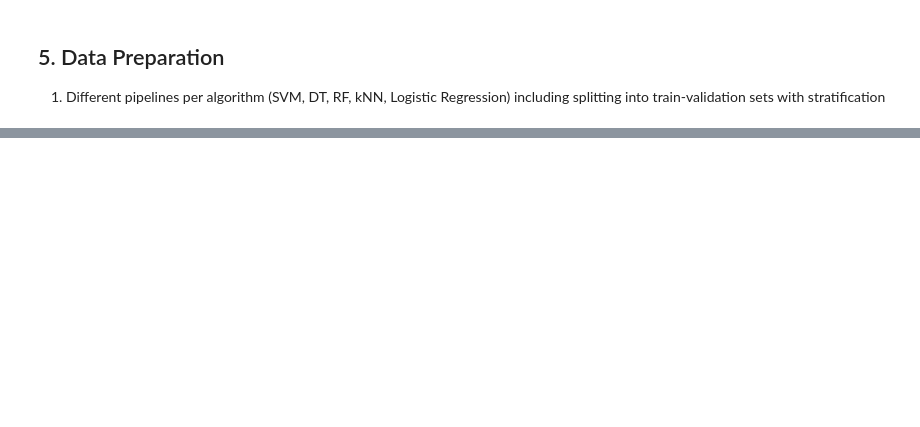
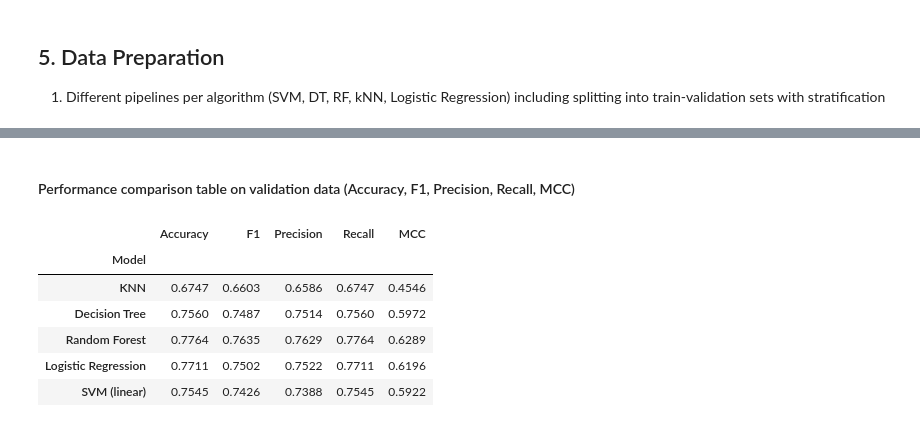
Before and after one commit to itmam07/data-science-miniproject, a Jupyter notebook: main.ipynb, the cells around one changed output, grey strips where cells are left out. Drawn from its saved outputs; the diff is of its cells as text; code cells hidden in the pictures; blank space fills up the shorter version.

```diff
--- a/main.ipynb
+++ b/main.ipynb
@@ -318,0 +483,49 @@ print(grid_search.best_score_)
+# %% [markdown]
+#### Performance comparison table on validation data (Accuracy, F1, Precision, Recall, MCC)
+# %%
+from sklearn.metrics import accuracy_score, f1_score, precision_score, recall_score, matthews_corrcoef
+from sklearn.model_selection import train_test_split
+
+# Split into train/validation
+X_train, X_val, y_train, y_val = train_test_split(X, Y, test_size=0.3, random_state=my_random_state, stratify=Y)
+
+# Best estimators from GridSearch (as you shared earlier)
+models = {
+    "KNN": KNeighborsClassifier(n_neighbors=7, weights='uniform', metric='manhattan'),
+    "Decision Tree": DecisionTreeClassifier(criterion='entropy', max_depth=7, min_samples_leaf=4, random_state=my_random_state),
+    "Random Forest": RandomForestClassifier(criterion='gini', max_depth=11, min_samples_leaf=1, random_state=my_random_state),
+    "Logistic Regression": LogisticRegression(solver='liblinear', penalty='l1', dual=False, fit_intercept=True, max_iter=5000, random_state=my_random_state),
+    "SVM (linear)": SVC(kernel='linear', gamma=0.01, C=1, random_state=my_random_state)
+}
+
+# Metrics storage
+results = []
+
+# Evaluate each model
+for name, model in models.items():
+    model.fit(X_train, y_train)
+    y_pred = model.predict(X_val)
+
+    results.append({
+        "Model": name,
+        "Accuracy": accuracy_score(y_val, y_pred),
+        "F1": f1_score(y_val, y_pred, average='weighted'),
+        "Precision": precision_score(y_val, y_pred, average='weighted'),
+        "Recall": recall_score(y_val, y_pred, average='weighted'),
+        "MCC": matthews_corrcoef(y_val, y_pred)
+    })
+
+# Convert to DataFrame
+results_df = pd.DataFrame(results).set_index("Model")
+results_df = results_df.round(4)
+
+# Display table
+results_df
+# %% [output]
+|  | Accuracy | F1 | Precision | Recall | MCC |
+| Model |  |  |  |  |  |
+| KNN | 0.6747 | 0.6603 | 0.6586 | 0.6747 | 0.4546 |
+| Decision Tree | 0.7560 | 0.7487 | 0.7514 | 0.7560 | 0.5972 |
+| Random Forest | 0.7764 | 0.7635 | 0.7629 | 0.7764 | 0.6289 |
+| Logistic Regression | 0.7711 | 0.7502 | 0.7522 | 0.7711 | 0.6196 |
+| SVM (linear) | 0.7545 | 0.7426 | 0.7388 | 0.7545 | 0.5922 |
```
Also changed, not shown: parts of 35 cells of this notebook, 1 other file.
